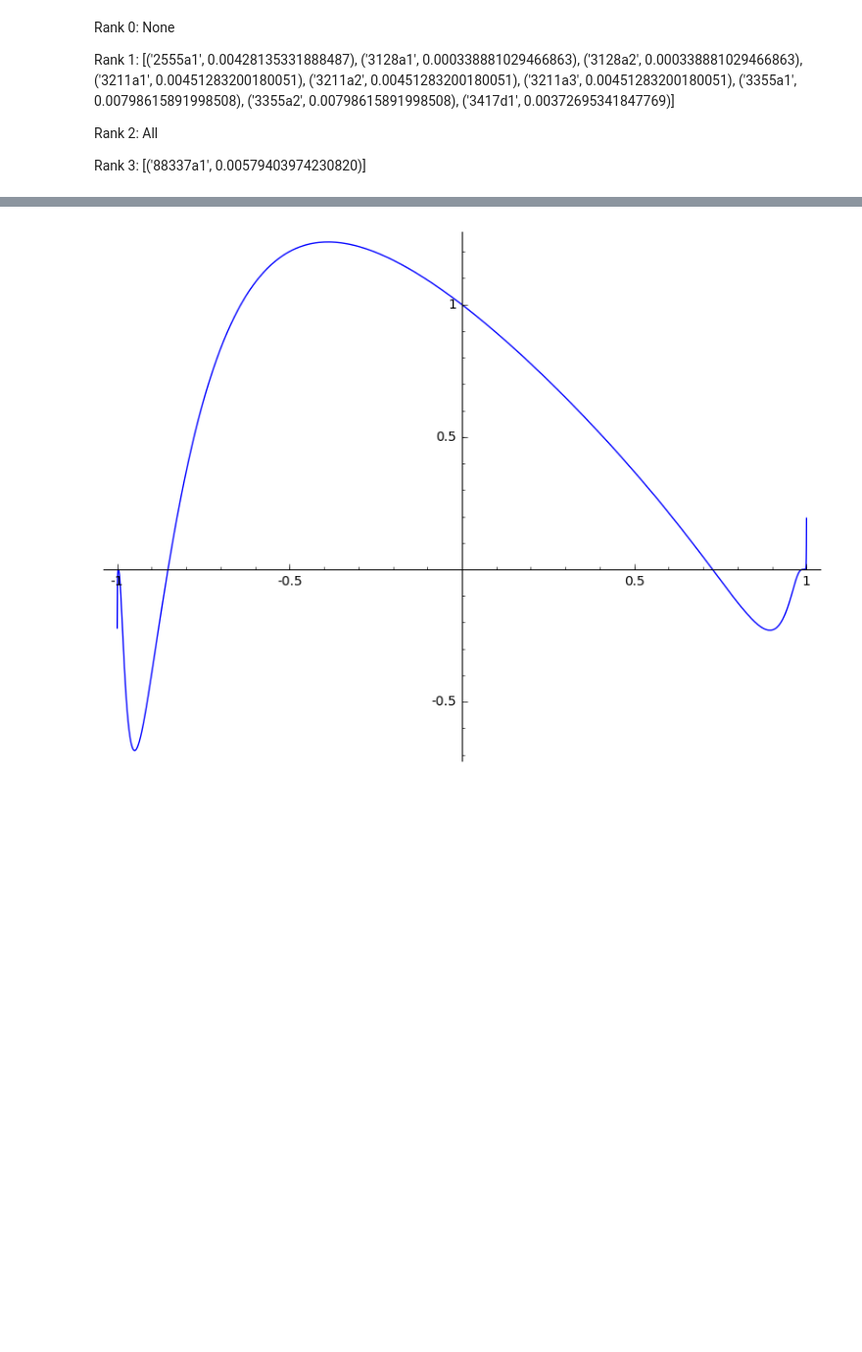
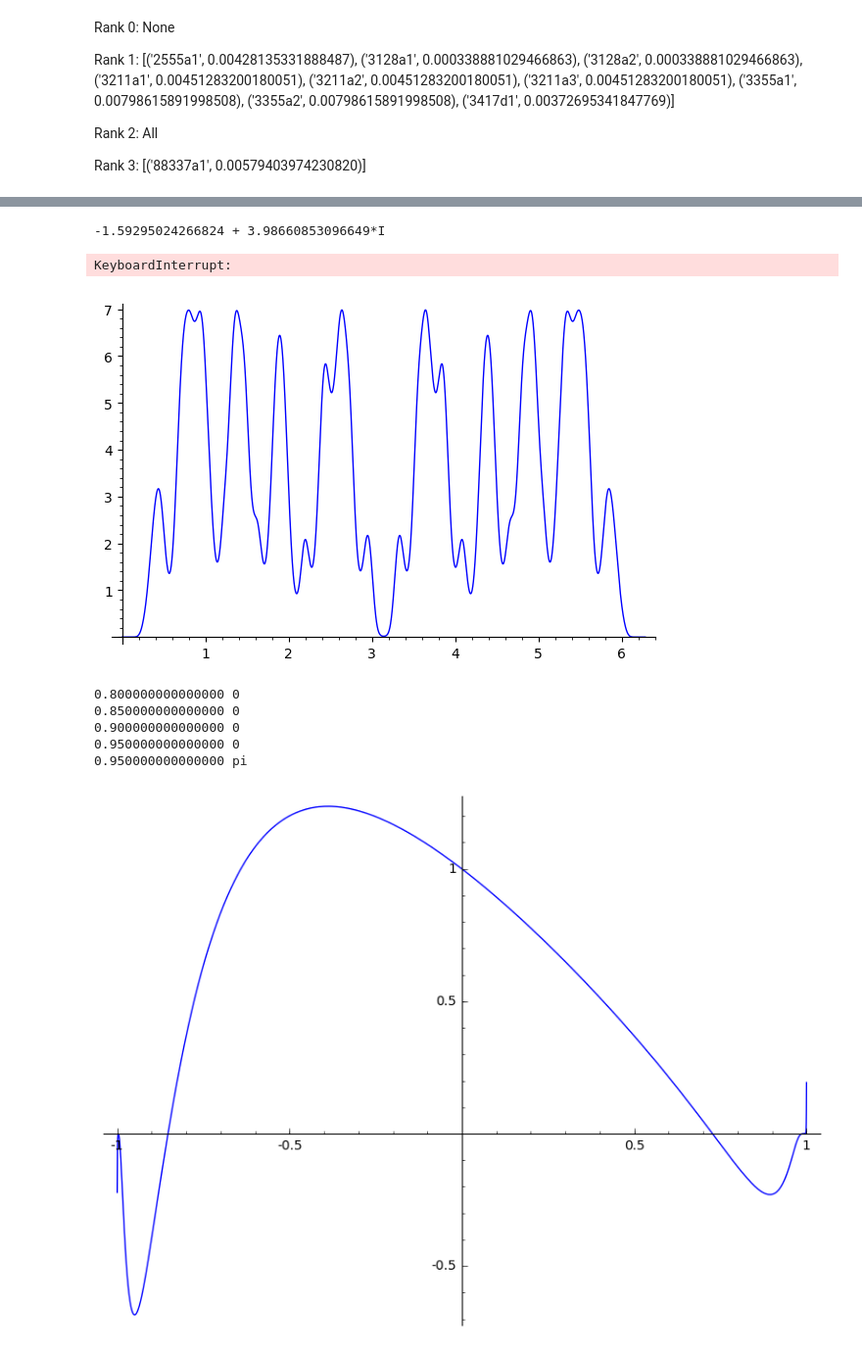
Before and after one commit to NordicMath/explore-global-weil, a Jupyter notebook: computation/ConjectureTesting2.ipynb, the cells around one changed output, grey strips where cells are left out. Shown at 98% size. Drawn from its saved outputs; the diff is of its cells as text; code cells hidden in the pictures; blank space fills up the shorter version.

```diff
--- a/computation/ConjectureTesting2.ipynb
+++ b/computation/ConjectureTesting2.ipynb
@@ -84,0 +319,14 @@ Rank 1:
+# %%
+CC(m_integral(0.88))
+# Sum of residues is 1
+# There is one below .2!
+# %% [output]
+-1.59295024266824 + 3.98660853096649*I
+# %%
+plot(lambda r: abs(m_integral(r)), 0, 0.9)
+# %% [output]
+KeyboardInterrupt:
+# %%
+plot(lambda phi: abs(m(CC(0.9*exp(I*phi)))), 0, 2*pi)
+# %% [output]
+[figure, added]
@@ -85,3 +342,11 @@ Rank 1:
+# %%
+primitive_zerosearch_abs1(m)
+# %% [output]
+0.800000000000000 0
+0.850000000000000 0
+0.900000000000000 0
+0.950000000000000 0
+0.950000000000000 pi
 # %%
 f = lambda x: sum(an * x^(n) / (n + 1) for n, an in enumerate(E.anlist(2000)[1:]))
 plot(f, -0.9999, 0.9999)
```
Also changed, not shown: parts of 59 cells of this notebook, 9 other files.
